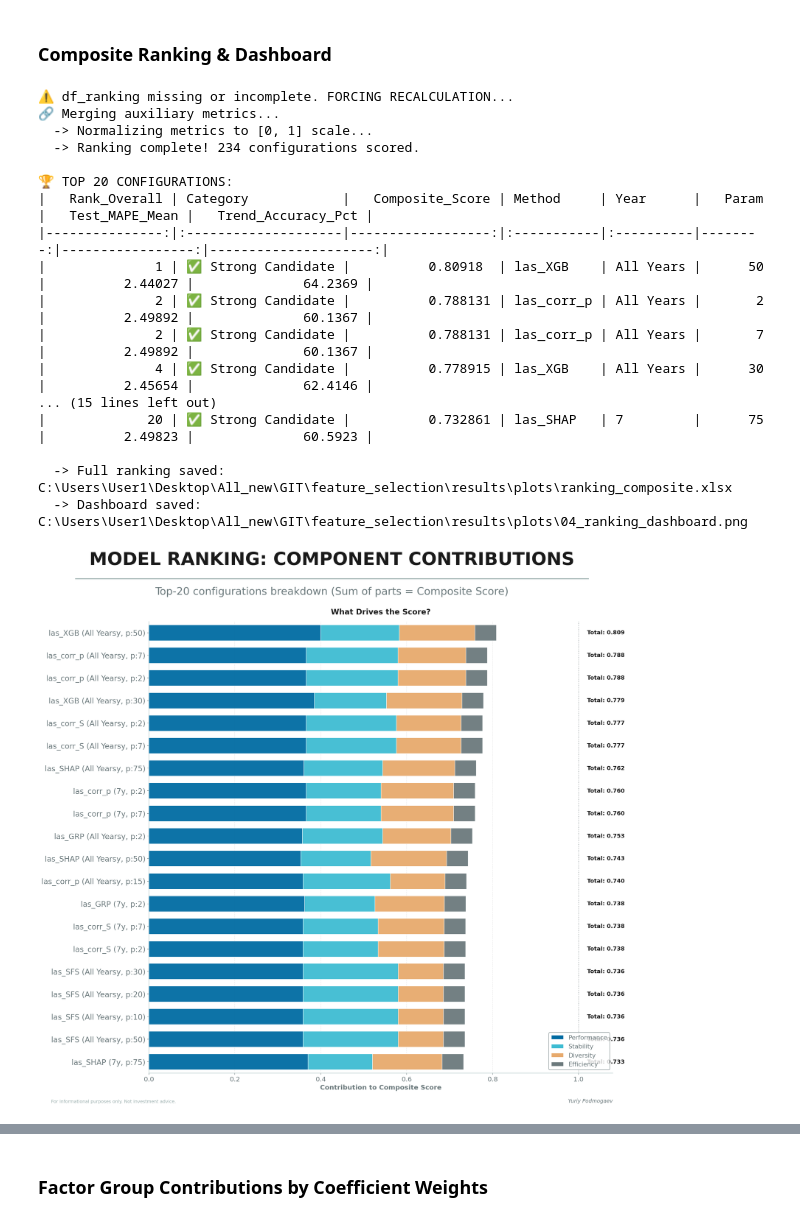
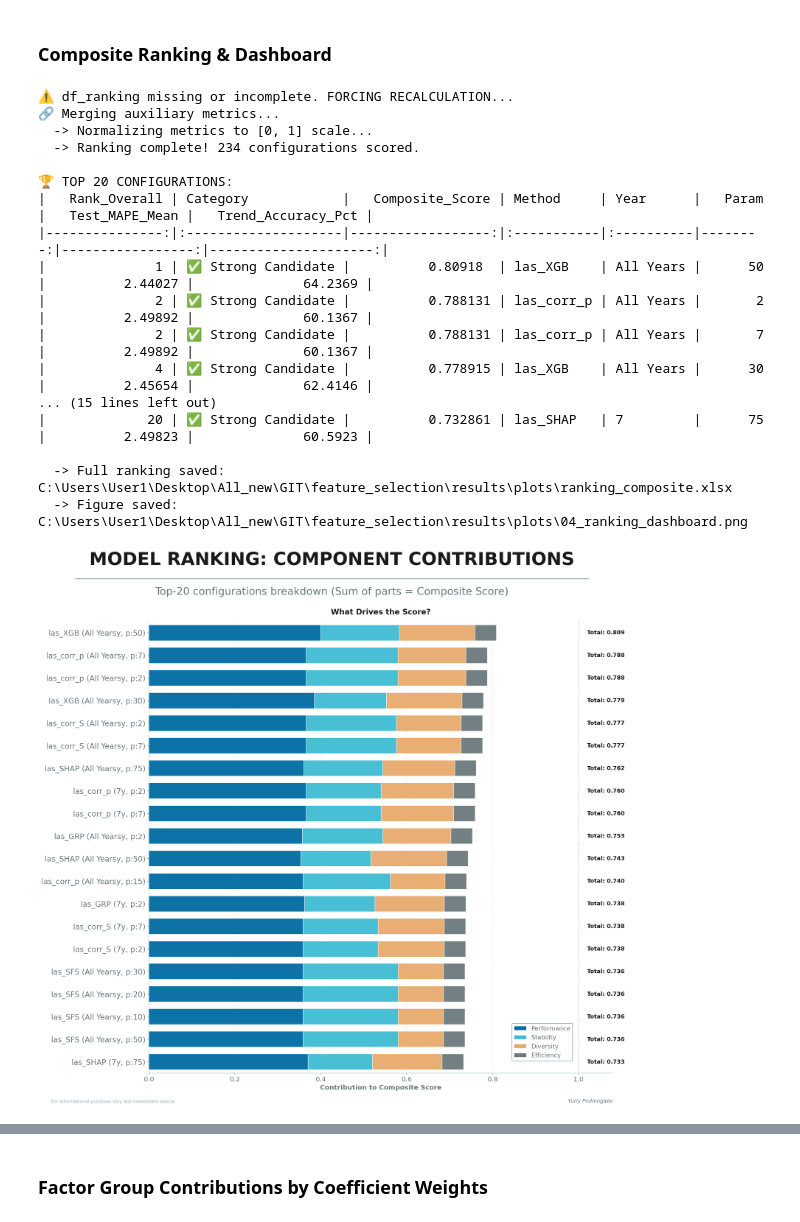
Before and after one commit to ypodmogaev/feature_selection, a Jupyter notebook: feature_selection.ipynb, the cells around one changed output, grey strips where cells are left out. Cells and saved outputs as stored; diff of their text form; code cells hidden in the pictures.

```diff
--- a/feature_selection.ipynb
+++ b/feature_selection.ipynb
@@ -5700,7 +5707,7 @@ def plot_entropy_vs_jaccard(
         fontweight='bold', pad=20,
     )
 
-    add_custom_legend(ax, depth_palette, method_markers)
+    add_custom_legend(ax, depth_palette, method_markers, leg_x=0.82, leg_y=0.9)
 
     ax.grid(True, linestyle='--', alpha=0.35, axis='both', zorder=0)
     ax.set_axisbelow(True)
@@ -5713,12 +5720,18 @@ def plot_entropy_vs_jaccard(
     # 🆕 Расширяем диапазон, если есть точки на нуле
     if x_min == 0:
         x_min = -0.05
-    ax.set_xlim(x_min * 0.95 if x_min > 0 else x_min, x_max * 1.05)
+    ax.set_xlim(x_min * 0.95 if x_min > 0 else x_min, x_max * 1.25)
     ax.set_ylim(y_min * 0.95, y_max * 1.05)
 
     if save_path:
         Path(save_path).parent.mkdir(parents=True, exist_ok=True)
-        plt.savefig(save_path, facecolor=WHITE)
+        plt.savefig(
+            save_path,
+            facecolor=WHITE,
+            bbox_inches='tight',
+            pad_inches=0.5,  # <-- ДОБАВЛЕНО: отступ в дюймах вокруг всего содержимого
+            dpi=300
+        )
         print(f"  -> Figure saved: {save_path}")
 
     plt.show()
@@ -6076,7 +6089,7 @@ def plot_entropy_vs_correlation(
         fontweight='bold', pad=20,
     )
 
-    add_custom_legend(ax, depth_palette, method_markers)
+    add_custom_legend(ax, depth_palette, method_markers, leg_x=0.81, leg_y=0.9)
 
     ax.grid(True, linestyle='--', alpha=0.35, zorder=0)
     ax.set_axisbelow(True)
@@ -6085,11 +6098,17 @@ def plot_entropy_vs_correlation(
     x_max = df_plot['Diversity_Entropy_Shannon'].max()
     if x_min == 0:
         x_min = -0.05
-    ax.set_xlim(x_min * 0.95 if x_min > 0 else x_min, x_max * 1.05)
+    ax.set_xlim(x_min * 0.95 if x_min > 0 else x_min, x_max * 1.25)
 
     if save_path:
         Path(save_path).parent.mkdir(parents=True, exist_ok=True)
-        plt.savefig(save_path, facecolor=WHITE)
+        plt.savefig(
+            save_path,
+            facecolor=WHITE,
+            bbox_inches='tight',
+            pad_inches=0.5,  # <-- ДОБАВЛЕНО: отступ в дюймах вокруг всего содержимого
+            dpi=300
+        )
         print(f"  -> Figure saved: {save_path}")
 
     plt.show()
@@ -6374,8 +6393,12 @@ def plot_ranking_dashboard(
             for c in components
         ]
         ax.legend(
-            handles=comp_legend, loc='lower right',
-            fontsize=13, frameon=True, edgecolor=DGRAY,
+            handles=comp_legend,
+            loc='lower right',
+            bbox_to_anchor=(0.92, 0.02),
+            fontsize=13,
+            frameon=True,
+            edgecolor=DGRAY,
         )
 
         # Vertical line at 1.0 to show the max possible score
@@ -6383,8 +6406,14 @@ def plot_ranking_dashboard(
 
         if save_path:
             Path(save_path).parent.mkdir(parents=True, exist_ok=True)
-            plt.savefig(save_path, facecolor=WHITE, dpi=300, bbox_inches='tight')
-            print(f"  -> Dashboard saved: {save_path}")
+            plt.savefig(
+                save_path,
+                facecolor=WHITE,
+                bbox_inches='tight',
+                pad_inches=0.5,  # <-- ДОБАВЛЕНО: отступ в дюймах вокруг всего содержимого
+                dpi=300
+            )
+            print(f"  -> Figure saved: {save_path}")
 
         plt.show()
         return fig, ax
@@ -6426,34 +6455,34 @@ print(df_ranking[display_cols].head(20).to_markdown(index=False))
 
 if 'SAVE_DIR' in globals():
     ranking_path = SAVE_DIR / "ranking_composite.xlsx"
     df_ranking.to_excel(ranking_path, index=False)
     print(f"\n  -> Full ranking saved: {ranking_path}")
 
 if len(df_ranking) > 0:
     save_p = SAVE_DIR / "04_ranking_dashboard.png" if 'SAVE_DIR' in globals() else "04_ranking_dashboard.png"
     plot_ranking_dashboard(
         df_ranking,
         save_path=save_p,
         top_n=20,
     )
 # %% [output]
 ⚠️ df_ranking missing or incomplete. FORCING RECALCULATION...
 🔗 Merging auxiliary metrics...
   -> Normalizing metrics to [0, 1] scale...
   -> Ranking complete! 234 configurations scored.
 
 🏆 TOP 20 CONFIGURATIONS:
 |   Rank_Overall | Category            |   Composite_Score | Method     | Year      |   Param |   Test_MAPE_Mean |   Trend_Accuracy_Pct |
 |---------------:|:--------------------|------------------:|:-----------|:----------|--------:|-----------------:|---------------------:|
 |              1 | ✅ Strong Candidate |          0.80918  | las_XGB    | All Years |      50 |          2.44027 |              64.2369 |
 |              2 | ✅ Strong Candidate |          0.788131 | las_corr_p | All Years |       2 |          2.49892 |              60.1367 |
 |              2 | ✅ Strong Candidate |          0.788131 | las_corr_p | All Years |       7 |          2.49892 |              60.1367 |
 |              4 | ✅ Strong Candidate |          0.778915 | las_XGB    | All Years |      30 |          2.45654 |              62.4146 |
 ... (15 lines left out)
 |             20 | ✅ Strong Candidate |          0.732861 | las_SHAP   | 7         |      75 |          2.49823 |              60.5923 |
 
   -> Full ranking saved: C:\Users\User1\Desktop\All_new\GIT\feature_selection\results\plots\ranking_composite.xlsx
-  -> Dashboard saved: C:\Users\User1\Desktop\All_new\GIT\feature_selection\results\plots\04_ranking_dashboard.png
+  -> Figure saved: C:\Users\User1\Desktop\All_new\GIT\feature_selection\results\plots\04_ranking_dashboard.png
-[figure, old version]
+[figure, new version]
 # %%
 df_ranking
```
Also changed, not shown: parts of 6 cells of this notebook.
